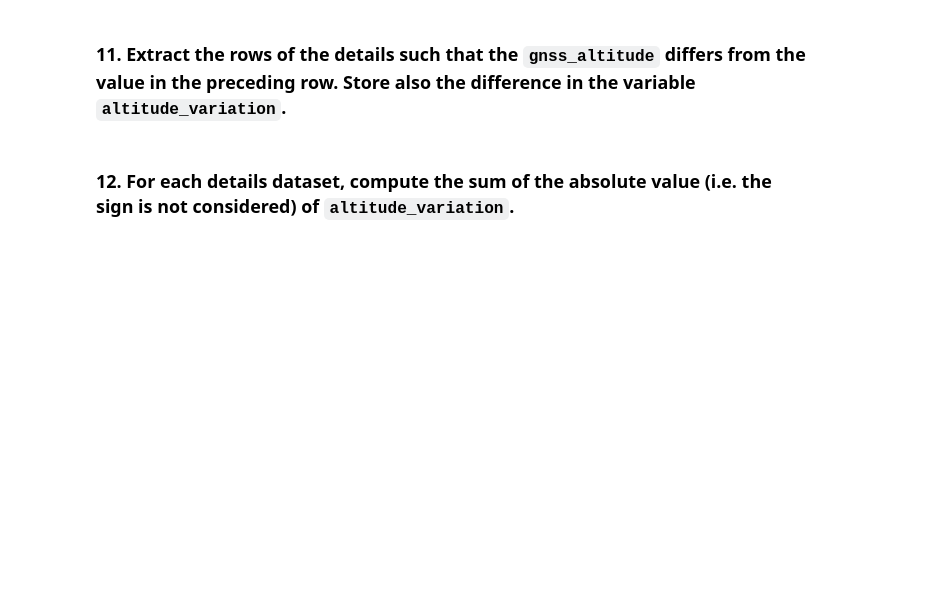
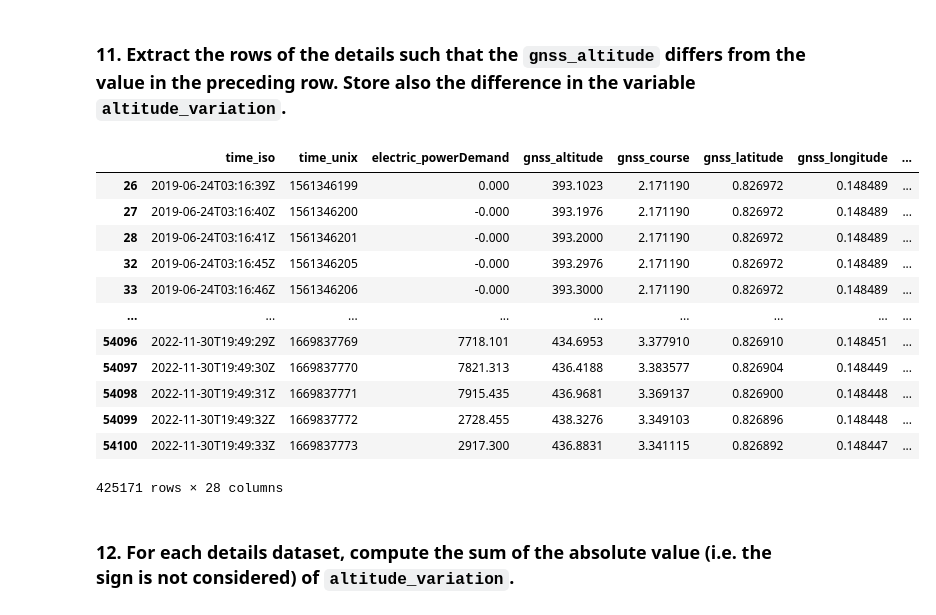
Before and after one commit to andrecardinali/progettocs, a Jupyter notebook: Project.ipynb, the cells around one changed output. Saved outputs shown, nothing was run; the diff lists cells and outputs as text; code cells hidden in the pictures; blank space fills up the shorter version.

```diff
--- a/Project.ipynb
+++ b/Project.ipynb
@@ -286,4 +286,22 @@ Name: 0, dtype: float64
 # %% [markdown]
 ### 11. Extract the rows of the details such that the `gnss_altitude` differs from the value in the preceding row. Store also the difference in the variable `altitude_variation`.
+# %%
+df_stops2['altitude_variation'] = df_stops2['gnss_altitude'].diff().fillna(0)
+# %%
+df_stops2[df_stops2['altitude_variation'] != 0]
+# %% [output]
+|  | time_iso | time_unix | electric_powerDemand | gnss_altitude | gnss_course | gnss_latitude | gnss_longitude | ... |
+| 26 | 2019-06-24T03:16:39Z | 1561346199 | 0.000 | 393.1023 | 2.171190 | 0.826972 | 0.148489 | ... |
+| 27 | 2019-06-24T03:16:40Z | 1561346200 | -0.000 | 393.1976 | 2.171190 | 0.826972 | 0.148489 | ... |
+| 28 | 2019-06-24T03:16:41Z | 1561346201 | -0.000 | 393.2000 | 2.171190 | 0.826972 | 0.148489 | ... |
+| 32 | 2019-06-24T03:16:45Z | 1561346205 | -0.000 | 393.2976 | 2.171190 | 0.826972 | 0.148489 | ... |
+| 33 | 2019-06-24T03:16:46Z | 1561346206 | -0.000 | 393.3000 | 2.171190 | 0.826972 | 0.148489 | ... |
+| ... | ... | ... | ... | ... | ... | ... | ... | ... |
+| 54096 | 2022-11-30T19:49:29Z | 1669837769 | 7718.101 | 434.6953 | 3.377910 | 0.826910 | 0.148451 | ... |
+| 54097 | 2022-11-30T19:49:30Z | 1669837770 | 7821.313 | 436.4188 | 3.383577 | 0.826904 | 0.148449 | ... |
+| 54098 | 2022-11-30T19:49:31Z | 1669837771 | 7915.435 | 436.9681 | 3.369137 | 0.826900 | 0.148448 | ... |
+| 54099 | 2022-11-30T19:49:32Z | 1669837772 | 2728.455 | 438.3276 | 3.349103 | 0.826896 | 0.148448 | ... |
+| 54100 | 2022-11-30T19:49:33Z | 1669837773 | 2917.300 | 436.8831 | 3.341115 | 0.826892 | 0.148447 | ... |
+425171 rows × 28 columns
 # %% [markdown]
 ### 12. For each details dataset, compute the sum of the absolute value (i.e. the sign is not considered) of `altitude_variation`.
```
Also changed, not shown: parts of 7 cells of this notebook.
